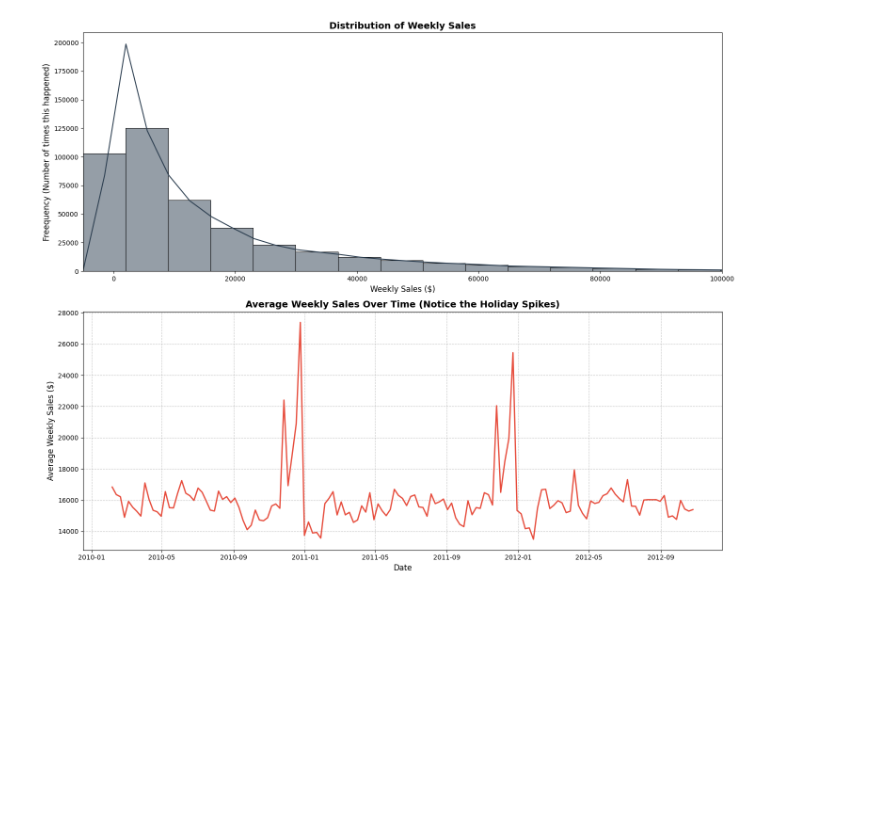
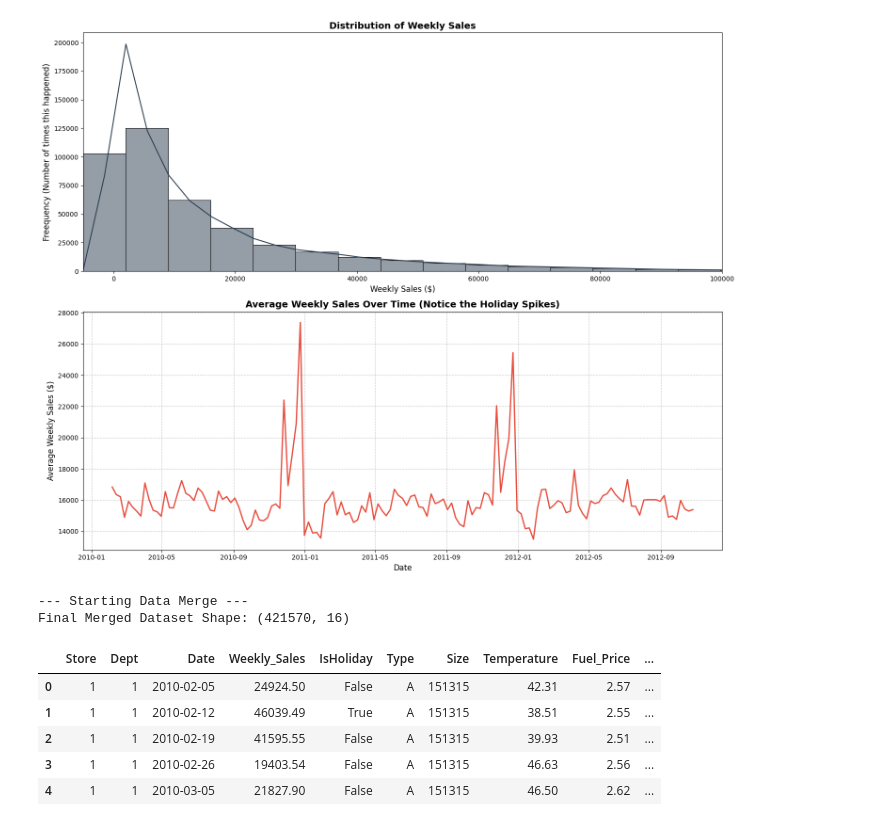
Before and after one commit to mihiranga-dev/apex-retail-forecast, a Jupyter notebook: 1_ml_pipeline/01_EDA_and_Preprocessing.ipynb, the cells around one changed output. Saved outputs shown, nothing was run; the diff lists cells and outputs as text; code cells hidden in the pictures; blank space fills up the shorter version.

Commit message:
feat: merge sales, stores and features datasets

```diff
--- a/1_ml_pipeline/01_EDA_and_Preprocessing.ipynb
+++ b/1_ml_pipeline/01_EDA_and_Preprocessing.ipynb
@@ -82,3 +82,37 @@ plt.tight_layout()
 plt.show()
 # %% [output]
 [figure]
+# %%
+# Data Pre Processing
+print("--- Starting Data Merge ---")
+
+# Convert features_df 'Date' to datetime so it matches train_df
+features_df['Date'] = pd.to_datetime(features_df['Date'])
+
+# Merge train data with store data
+# Match them using the 'Store' ID column
+merged_df = train_df.merge(stores_df, on='Store', how='left')
+
+# Clean up duplicate columns before the final merge
+# Both train_df and features_df have 'IsHoliday' coloumn
+# Drop it from features to avoid getting messy 'IsHoliday_x' and 'IsHoliday_y columns.
+features_clean = features_df.drop(columns=['IsHoliday'])
+
+# Merge the result with features data
+# Must match on Both 'Store' and 'Date' to get the exact weather/economy for that specific week.
+final_df = merged_df.merge(features_clean, on=['Store', 'Date'], how='left')
+
+print(f"Final Merged Dataset Shape: {final_df.shape}")
+
+# Show the first 5 rows to visually confirsm the merge worked
+pd.set_option('display.max_columns', None) # Force pandas to show all columns
+final_df.head()
+# %% [output]
+--- Starting Data Merge ---
+Final Merged Dataset Shape: (421570, 16)
+|  | Store | Dept | Date | Weekly_Sales | IsHoliday | Type | Size | Temperature | Fuel_Price | ... |
+| 0 | 1 | 1 | 2010-02-05 | 24924.50 | False | A | 151315 | 42.31 | 2.57 | ... |
+| 1 | 1 | 1 | 2010-02-12 | 46039.49 | True | A | 151315 | 38.51 | 2.55 | ... |
+| 2 | 1 | 1 | 2010-02-19 | 41595.55 | False | A | 151315 | 39.93 | 2.51 | ... |
+| 3 | 1 | 1 | 2010-02-26 | 19403.54 | False | A | 151315 | 46.63 | 2.56 | ... |
+| 4 | 1 | 1 | 2010-03-05 | 21827.90 | False | A | 151315 | 46.50 | 2.62 | ... |
```
